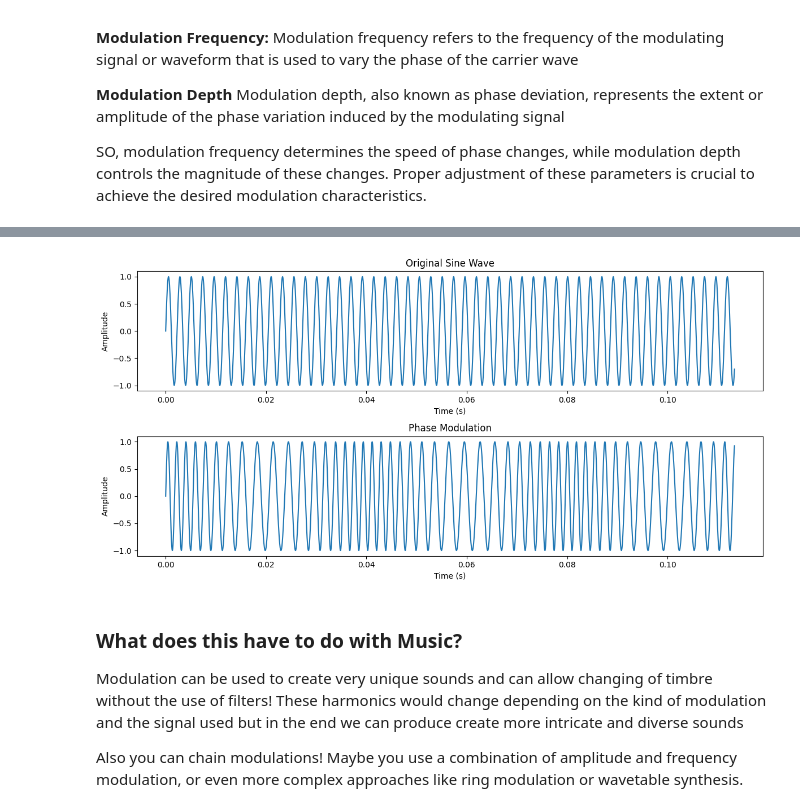
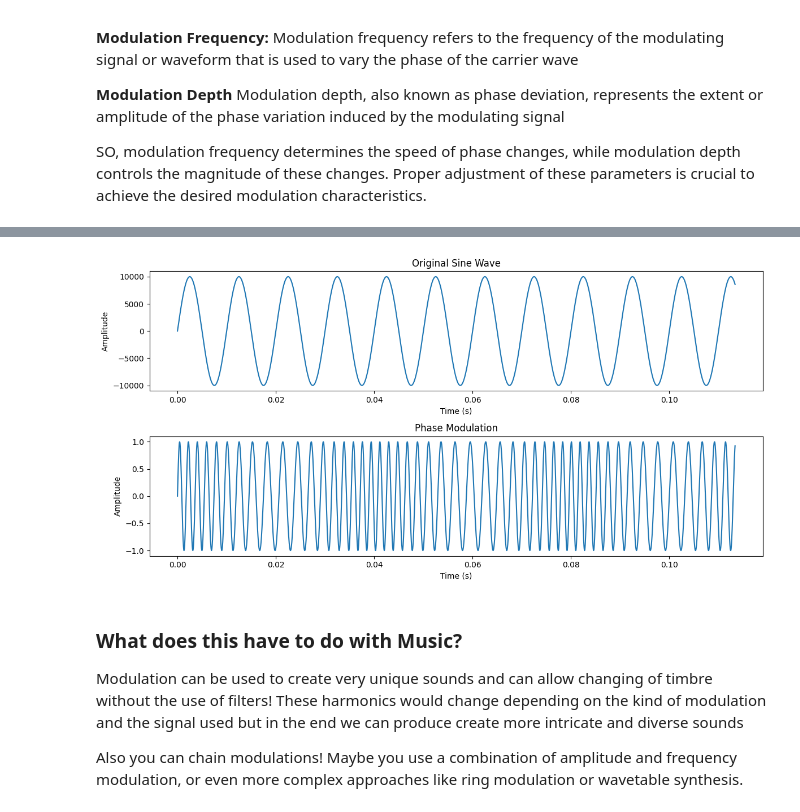
Before and after one commit to Sangarshanan/synthoor, a Jupyter notebook: concepts/3-modulator.ipynb, the cells around one changed output, grey strips where cells are left out. Cells and saved outputs as stored; diff of their text form; code cells hidden in the pictures.

```diff
--- a/concepts/modulator.ipynb
+++ b/concepts/3-modulator.ipynb
@@ -4,20 +4,7 @@ import numpy as np
 from scipy import signal
 import IPython.display as ipd
 import matplotlib.pyplot as plt
-
-SAMPLE_RATE=44100
-PI = np.pi
-duration=1
-amp=1E4
-
-# The total number of sample points that define your sound
-nsamples = int(duration * SAMPLE_RATE)
-
-# Range of the sound: nsamples points equaly spaced in the range
-sample_space = np.linspace(0, duration, nsamples, endpoint=False)
-
-def angular_freq(frequency):
-    return 2*PI*frequency*sample_space
+from config import SAMPLE_RATE, nsamples, sample_space, angular_freq, amp
 # %% [markdown]
 # Modulators
 
@@ -196,22 +183,22 @@ ipd.Audio(phase_modulated_wave, rate=SAMPLE_RATE)
 # %%
 # Plot the original sine wave and the phase-modulated wave
 plt.figure(figsize=(12, 6))
 plt.subplot(2, 1, 1)
-plt.plot(t[:5000], sine_wave[:5000])
+plt.plot(sample_space[:5000], sine_wave[:5000])
 plt.title('Original Sine Wave')
 plt.xlabel('Time (s)')
 plt.ylabel('Amplitude')
 
 plt.subplot(2, 1, 2)
-plt.plot(t[:5000], phase_modulated_wave[:5000])
+plt.plot(sample_space[:5000], phase_modulated_wave[:5000])
 plt.title('Phase Modulation')
 plt.xlabel('Time (s)')
 plt.ylabel('Amplitude')
 
 plt.tight_layout()
 plt.show()
 # %% [output]
-[figure, old version]
+[figure, new version]
 # %% [markdown]
 ### What does this have to do with Music?
 
```
Also changed, not shown: 4 other files.
